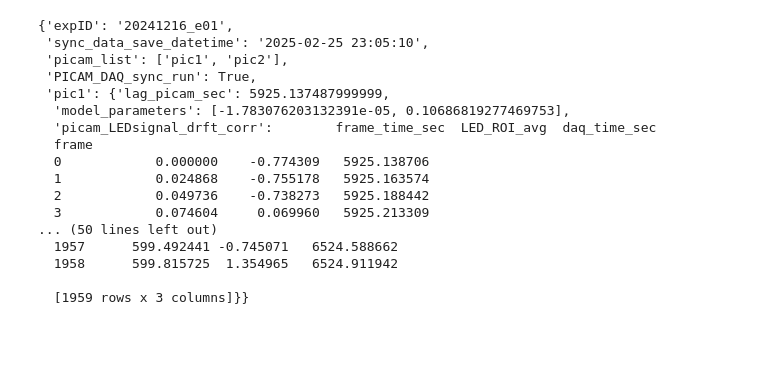
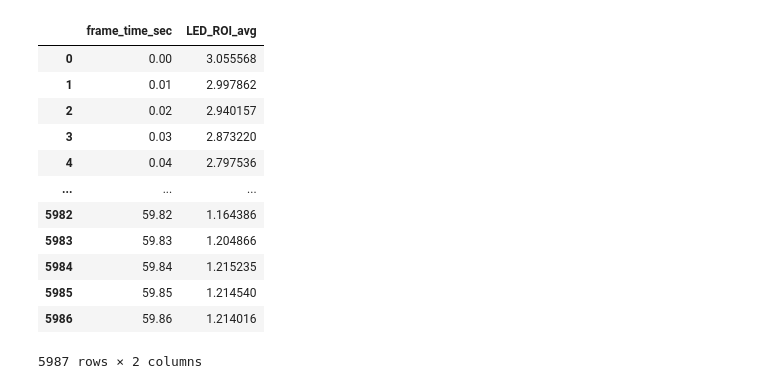
Before and after one commit to chgebhardt/picam_sync_neuro, a Jupyter notebook: code/sync_code/analysis_pipeline.ipynb, the cells around one changed output. Saved outputs shown, nothing was run; the diff lists cells and outputs as text; code cells hidden in the pictures; blank space fills up the shorter version.

```diff
--- a/code/sync_code/analysis_pipeline.ipynb
+++ b/code/sync_code/analysis_pipeline.ipynb
@@ -82,20 +62,25 @@ Frame analysis for pic2:
 # %%
-sync_dict
+picam_LEDsignal = picam_dict['pic1']['picam_timing']['picam_LEDsignal']
+
+arduino_voltage = daq_dict['daq_timing']['arduino_voltage_df']
-# %% [output]
-{'expID': '20241216_e01',
- 'sync_data_save_datetime': '2025-02-25 23:05:10',
- 'picam_list': ['pic1', 'pic2'],
- 'PICAM_DAQ_sync_run': True,
- 'pic1': {'lag_picam_sec': 5925.137487999999,
-  'model_parameters': [-1.783076203132391e-05, 0.10686819277469753],
-  'picam_LEDsignal_drft_corr':        frame_time_sec  LED_ROI_avg  daq_time_sec
-  frame
-  0            0.000000    -0.774309   5925.138706
-  1            0.024868    -0.755178   5925.163574
-  2            0.049736    -0.738273   5925.188442
-  3            0.074604     0.069960   5925.213309
-... (50 lines left out)
-  1957      599.492441 -0.745071   6524.588662
-  1958      599.815725  1.354965   6524.911942
-
-  [1959 rows x 3 columns]}}
+# %%
+new_timebase_s=0.01
+
+df1_resampled = sync_daq_picam.resample_signal(picam_LEDsignal, 'frame_time_sec', 'LED_ROI_avg', new_timebase_s)
+df2_resampled = sync_daq_picam.resample_signal(arduino_voltage,    'daq_time_sec', 'voltage',     new_timebase_s)
+# %%
+df1_resampled
+# %% [output]
+|  | frame_time_sec | LED_ROI_avg |
+| 0 | 0.00 | 3.055568 |
+| 1 | 0.01 | 2.997862 |
+| 2 | 0.02 | 2.940157 |
+| 3 | 0.03 | 2.873220 |
+| 4 | 0.04 | 2.797536 |
+| ... | ... | ... |
+| 5982 | 59.82 | 1.164386 |
+| 5983 | 59.83 | 1.204866 |
+| 5984 | 59.84 | 1.215235 |
+| 5985 | 59.85 | 1.214540 |
+| 5986 | 59.86 | 1.214016 |
+5987 rows × 2 columns
```
Also changed, not shown: parts of 2 cells of this notebook, 1 other file.
